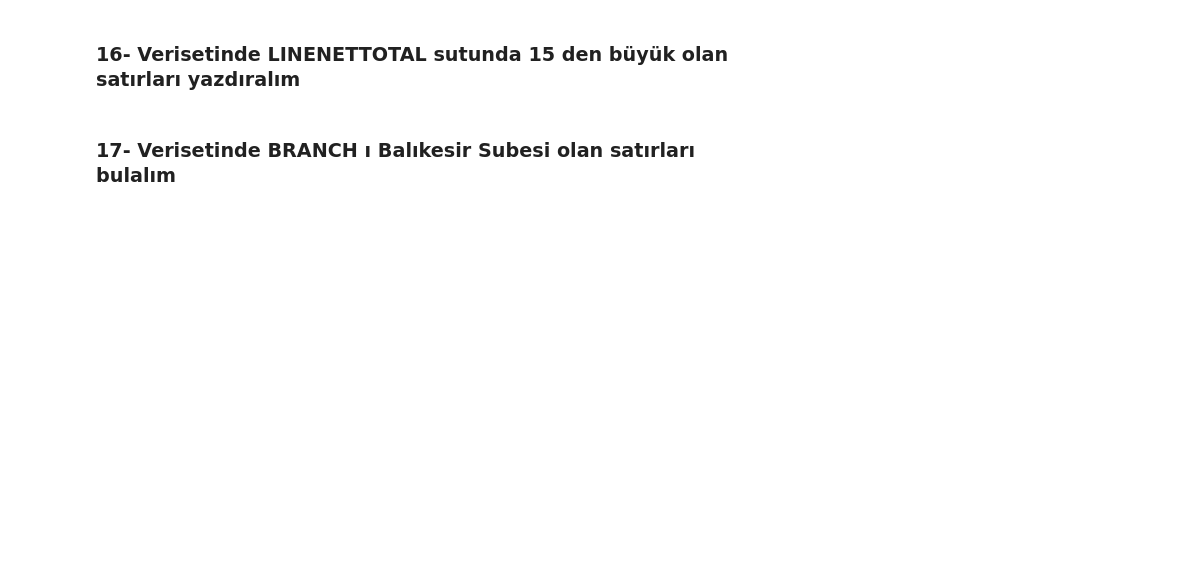
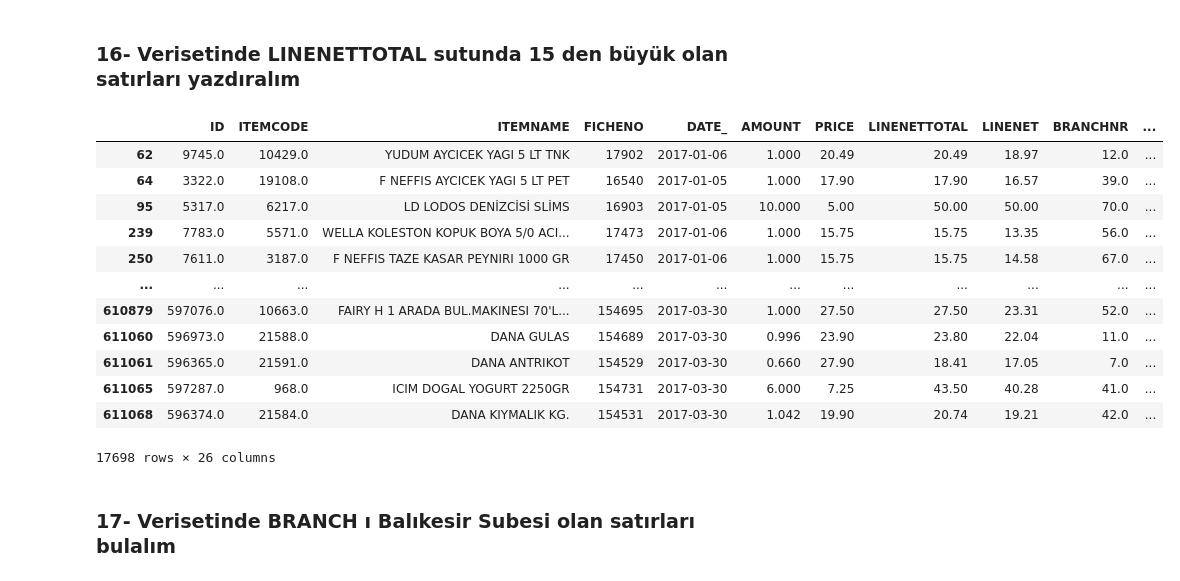
Before and after one commit to omeraltinova/BIL361, a Jupyter notebook: Assignments/Week3/marketsales.ipynb, the cells around one changed output. Cells and saved outputs as stored; diff of their text form; code cells hidden in the pictures; blank space fills up the shorter version.

```diff
--- a/Assignments/Week3/marketsales.ipynb
+++ b/Assignments/Week3/marketsales.ipynb
@@ -52,4 +209,20 @@ data_copy = data.copy()
 # %% [markdown]
 ### 16- Verisetinde LINENETTOTAL sutunda 15 den büyük olan satırları yazdıralım
+# %%
+data_copy[data_copy['LINENETTOTAL'] > 15]
+# %% [output]
+|  | ID | ITEMCODE | ITEMNAME | FICHENO | DATE_ | AMOUNT | PRICE | LINENETTOTAL | LINENET | BRANCHNR | ... |
+| 62 | 9745.0 | 10429.0 | YUDUM AYCICEK YAGI 5 LT TNK | 17902 | 2017-01-06 | 1.000 | 20.49 | 20.49 | 18.97 | 12.0 | ... |
+| 64 | 3322.0 | 19108.0 | F NEFFIS AYCICEK YAGI 5 LT PET | 16540 | 2017-01-05 | 1.000 | 17.90 | 17.90 | 16.57 | 39.0 | ... |
+| 95 | 5317.0 | 6217.0 | LD LODOS DENİZCİSİ SLİMS | 16903 | 2017-01-05 | 10.000 | 5.00 | 50.00 | 50.00 | 70.0 | ... |
+| 239 | 7783.0 | 5571.0 | WELLA KOLESTON KOPUK BOYA 5/0 ACI... | 17473 | 2017-01-06 | 1.000 | 15.75 | 15.75 | 13.35 | 56.0 | ... |
+| 250 | 7611.0 | 3187.0 | F NEFFIS TAZE KASAR PEYNIRI 1000 GR | 17450 | 2017-01-06 | 1.000 | 15.75 | 15.75 | 14.58 | 67.0 | ... |
+| ... | ... | ... | ... | ... | ... | ... | ... | ... | ... | ... | ... |
+| 610879 | 597076.0 | 10663.0 | FAIRY H 1 ARADA BUL.MAKINESI 70'L... | 154695 | 2017-03-30 | 1.000 | 27.50 | 27.50 | 23.31 | 52.0 | ... |
+| 611060 | 596973.0 | 21588.0 | DANA GULAS | 154689 | 2017-03-30 | 0.996 | 23.90 | 23.80 | 22.04 | 11.0 | ... |
+| 611061 | 596365.0 | 21591.0 | DANA ANTRIKOT | 154529 | 2017-03-30 | 0.660 | 27.90 | 18.41 | 17.05 | 7.0 | ... |
+| 611065 | 597287.0 | 968.0 | ICIM DOGAL YOGURT 2250GR | 154731 | 2017-03-30 | 6.000 | 7.25 | 43.50 | 40.28 | 41.0 | ... |
+| 611068 | 596374.0 | 21584.0 | DANA KIYMALIK KG. | 154531 | 2017-03-30 | 1.042 | 19.90 | 20.74 | 19.21 | 42.0 | ... |
+17698 rows × 26 columns
 # %% [markdown]
 ### 17- Verisetinde BRANCH ı Balıkesir Subesi olan satırları bulalım
```
Also changed, not shown: parts of 46 cells of this notebook.
